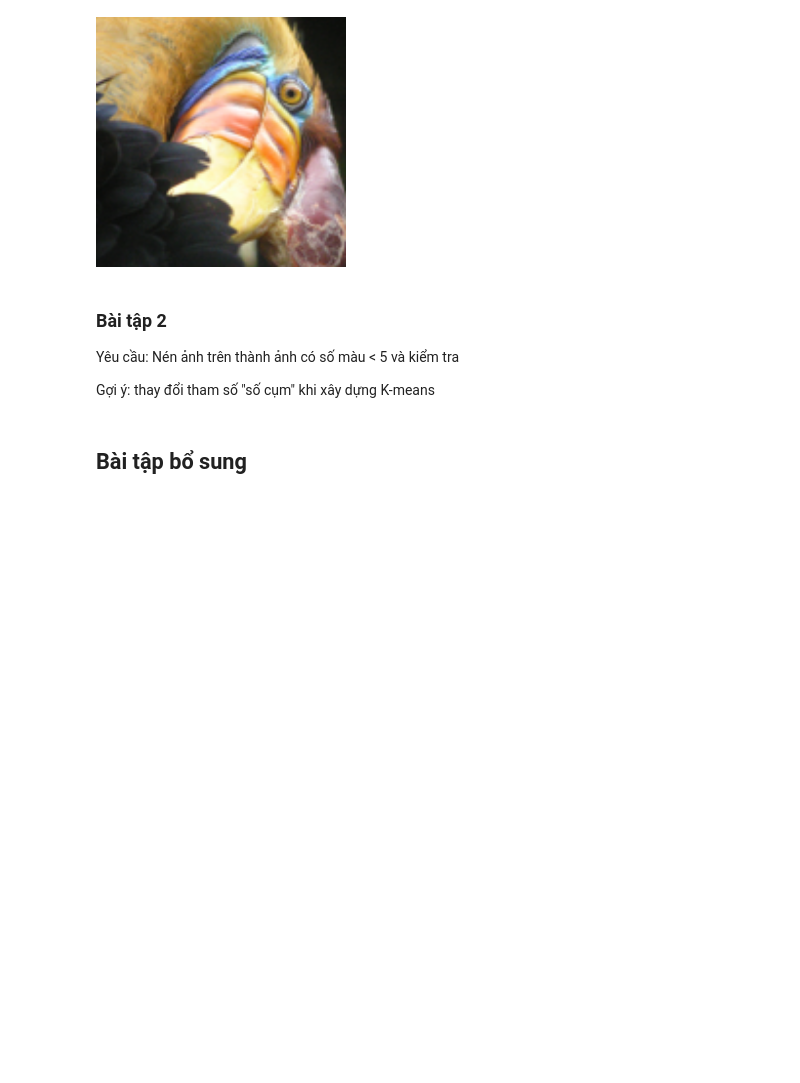
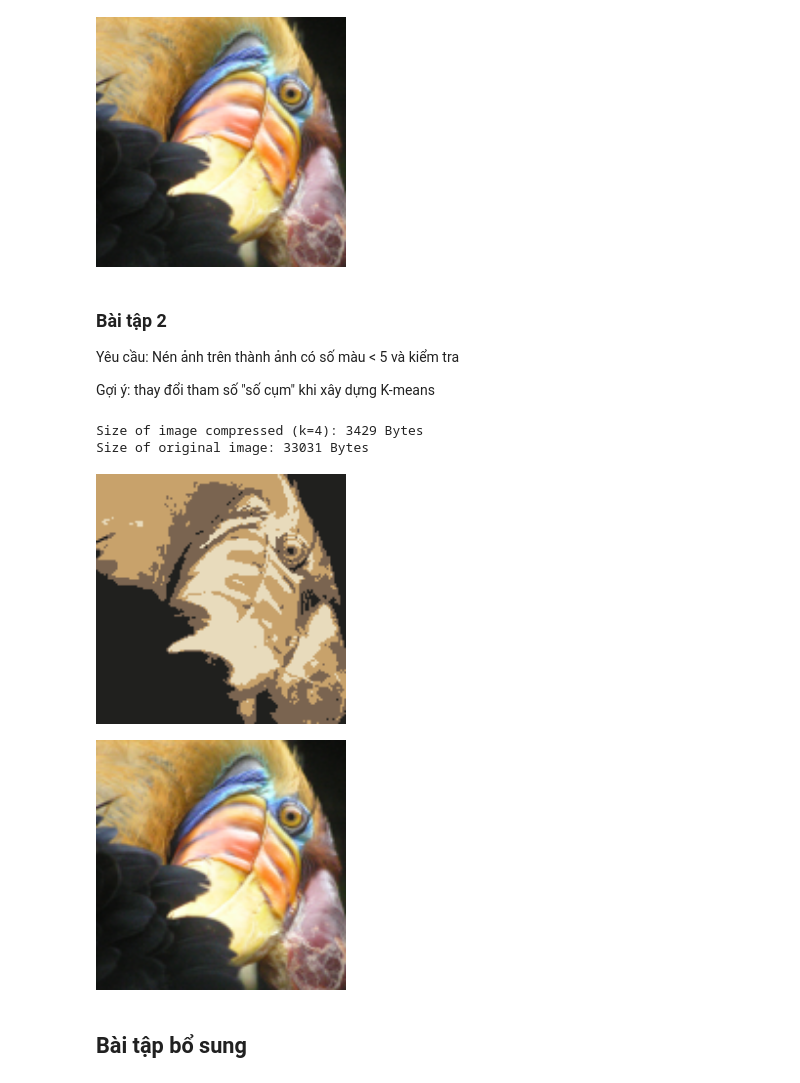
Before and after one commit to doanan293/hm-kpdl, a Jupyter notebook: 4+5-k-mean/Kmeans-Practice/KMeans.ipynb, the cells around one changed output. Saved outputs shown, nothing was run; the diff lists cells and outputs as text; code cells hidden in the pictures; blank space fills up the shorter version.

```diff
--- a/4+5-k-mean/Kmeans-Practice/KMeans.ipynb
+++ b/4+5-k-mean/Kmeans-Practice/KMeans.ipynb
@@ -350,26 +348,36 @@ Gợi ý: thay đổi tham số "số cụm" khi xây dựng K-means
 # %%
 # Chọn số lượng màu k = 4 (< 5)
 n_color_2 = 4
 k_mean_model_2 = KMeans(n_clusters=n_color_2, random_state=42)
 
 # Huấn luyện mô hình
 k_mean_model_2.fit(data_img)
 
 # Tạo lại ảnh
 img128_k4 = k_mean_model_2.cluster_centers_[k_mean_model_2.labels_]
 img128_k4 = np.reshape(img128_k4, img_shape)
 
 # Lưu ảnh mới
 image.imsave("img128_k4.png", img128_k4)
 
 # Hiển thị và so sánh dung lượng ảnh
 import os
-print("Size of image compressed (k=4): " + str(os.path.getsize("img128_k4.png")) + " Bytes")
+
+print(
+    "Size of image compressed (k=4): "
+    + str(os.path.getsize("img128_k4.png"))
+    + " Bytes"
+)
 print("Size of original image: " + str(os.path.getsize("bird_small.png")) + " Bytes")
 
 # Trực quan hóa
 display(Image("img128_k4.png", width=250, unconfined=True))
 display(Image(path_img, width=250, unconfined=True))
+# %% [output]
+Size of image compressed (k=4): 3429 Bytes
+Size of original image: 33031 Bytes
+[figure, added]
+[figure, added]
 # %% [markdown]
 ## Bài tập bổ sung
 # %% [markdown]
```
Also changed, not shown: parts of 2 cells of this notebook.
